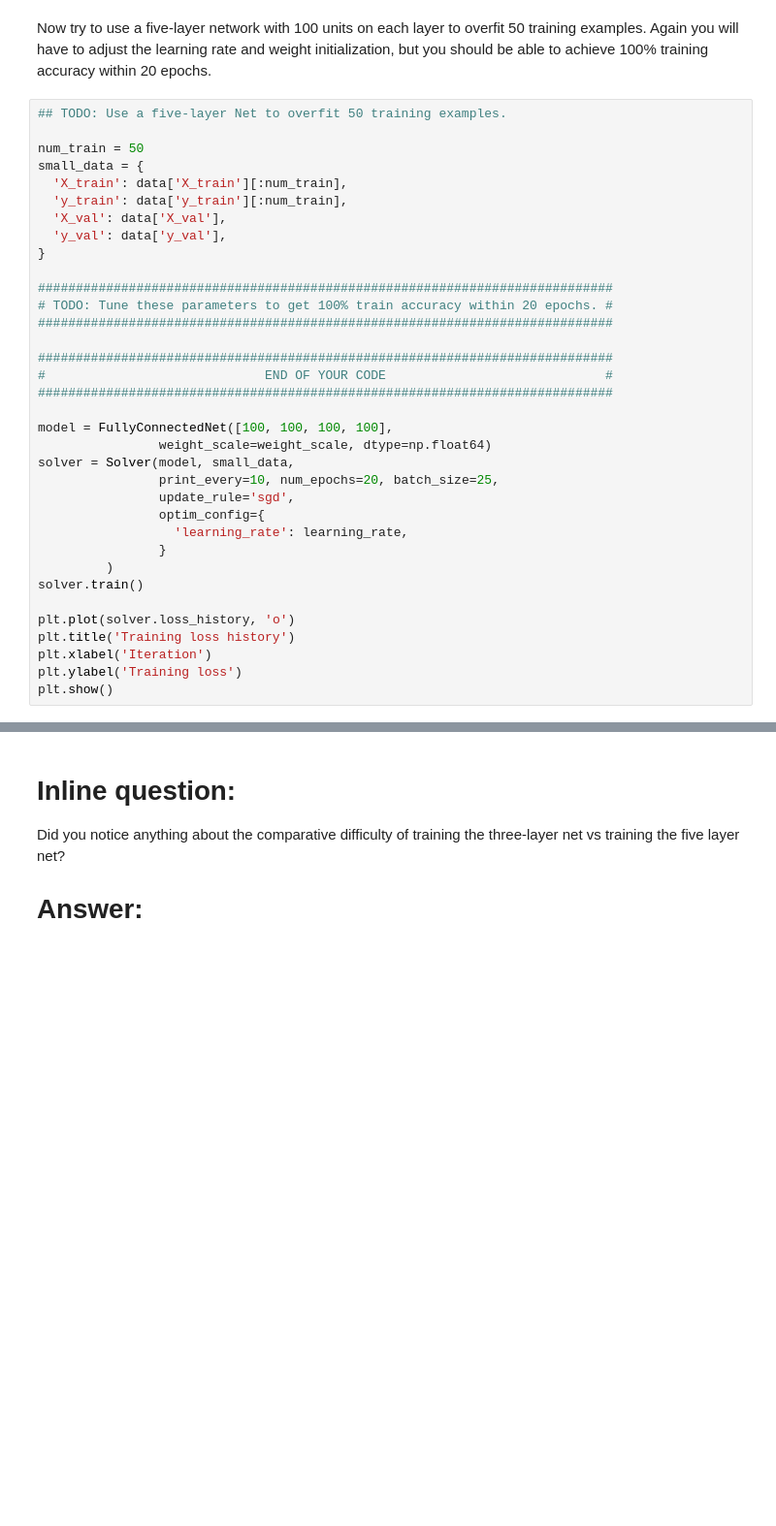
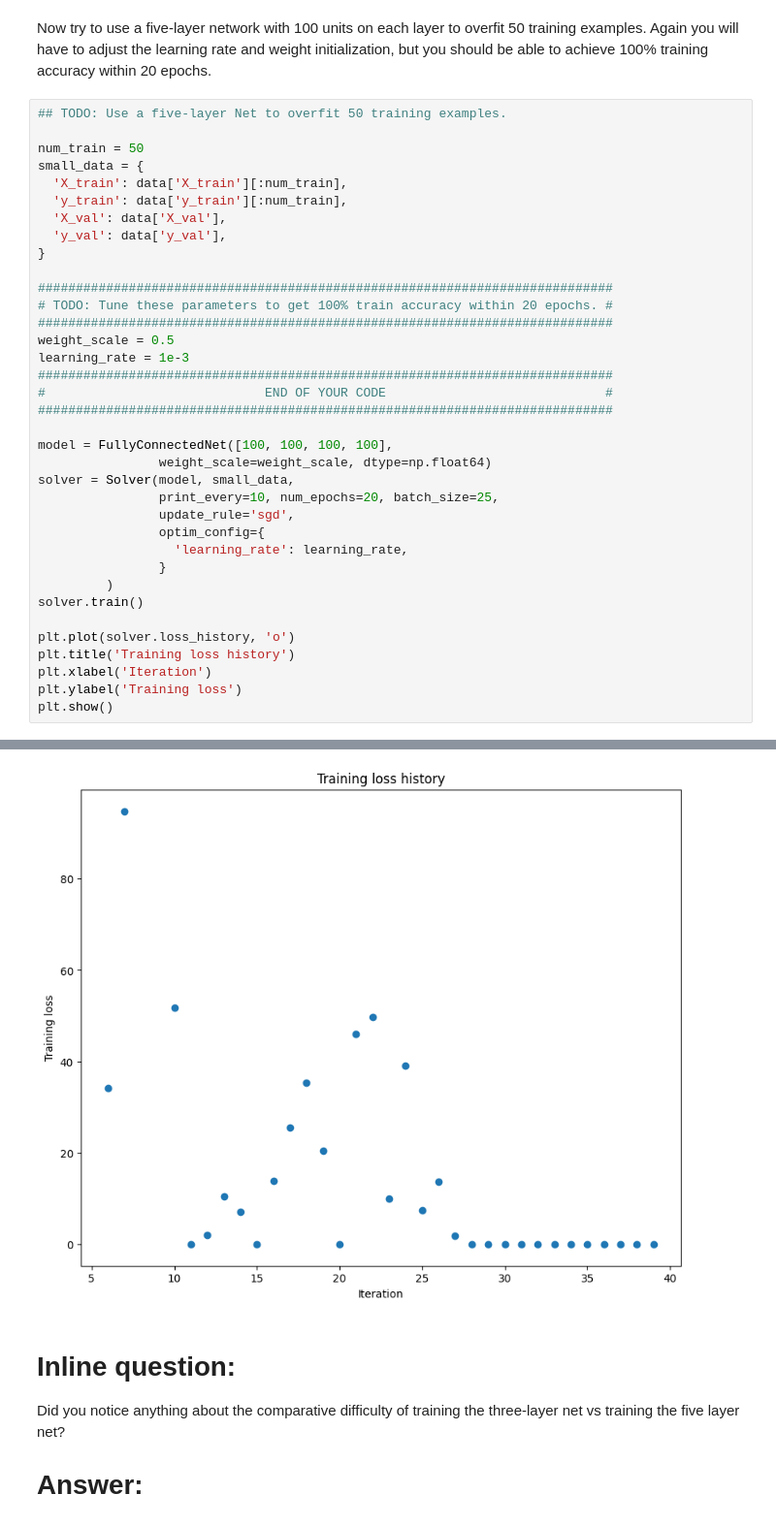
Before and after one commit to natmartem/natmartem.github.io, a Jupyter notebook: Копия_блокнота_"[Latest]_FullyConnectedNets_colab_ipynb".ipynb, the cells around one changed output, grey strips where cells are left out. Shown at 97% size. Saved outputs shown, nothing was run; the diff lists cells and outputs as text; blank space fills up the shorter version.

```diff
--- a/Копия_блокнота_"[Latest]_FullyConnectedNets_colab_ipynb".ipynb
+++ b/Копия_блокнота_"[Latest]_FullyConnectedNets_colab_ipynb".ipynb
@@ -1329,7 +1352,8 @@ small_data = {
 ############################################################################
 # TODO: Tune these parameters to get 100% train accuracy within 20 epochs. #
 ############################################################################
-
+weight_scale = 0.5
+learning_rate = 1e-3
 ############################################################################
 #                             END OF YOUR CODE                             #
 ############################################################################
@@ -1350,3 +1374,4 @@ plt.title('Training loss history')
 plt.xlabel('Iteration')
 plt.ylabel('Training loss')
 plt.show()
+# %% [output]
@@ -1353,3 +1412,4 @@ plt.show()
+[figure, added]
 # %% [markdown]
 # Inline question:
 Did you notice anything about the comparative difficulty of training the three-layer net vs training the five layer net?
```
Also changed, not shown: parts of 9 cells of this notebook.
